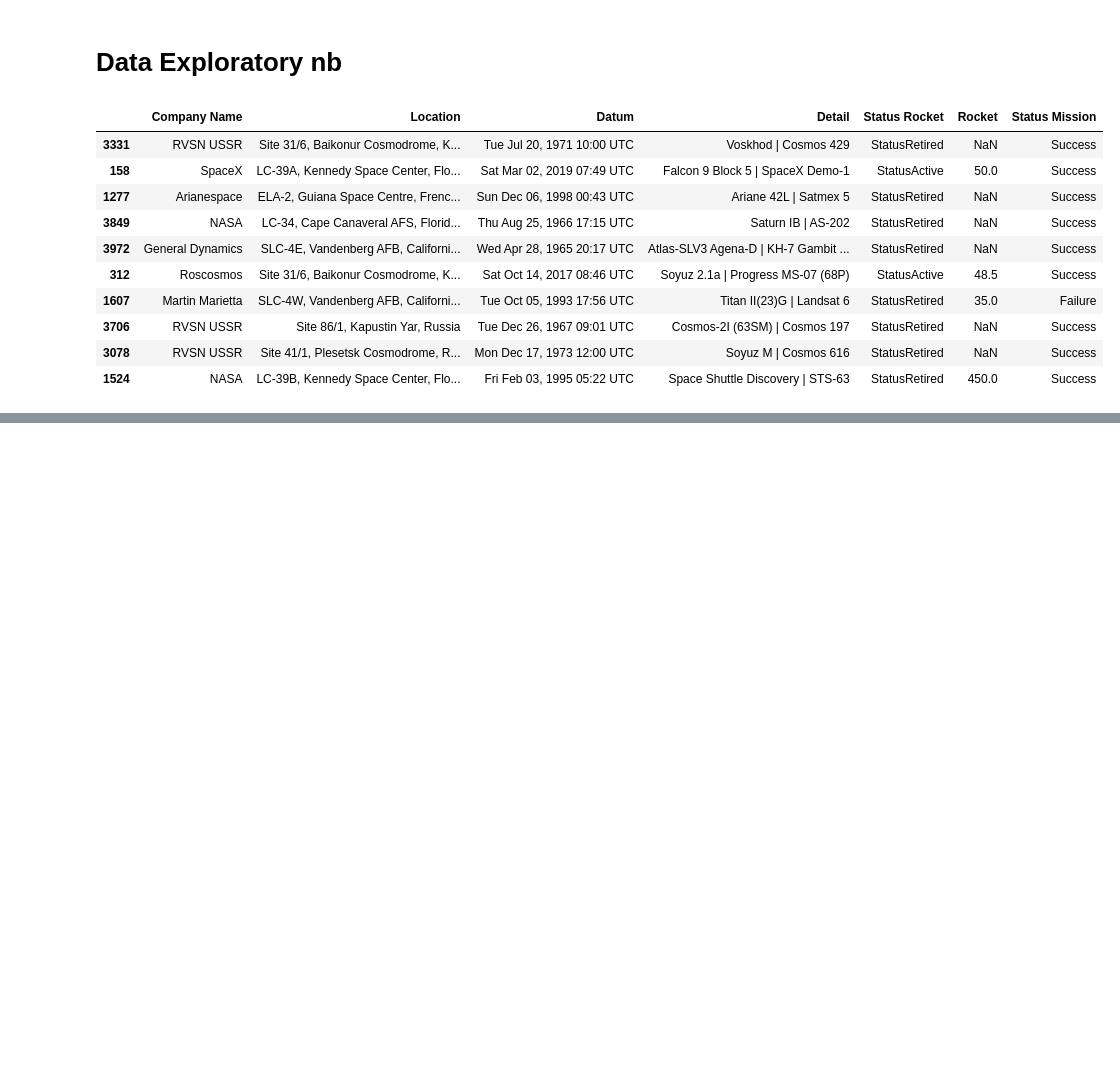
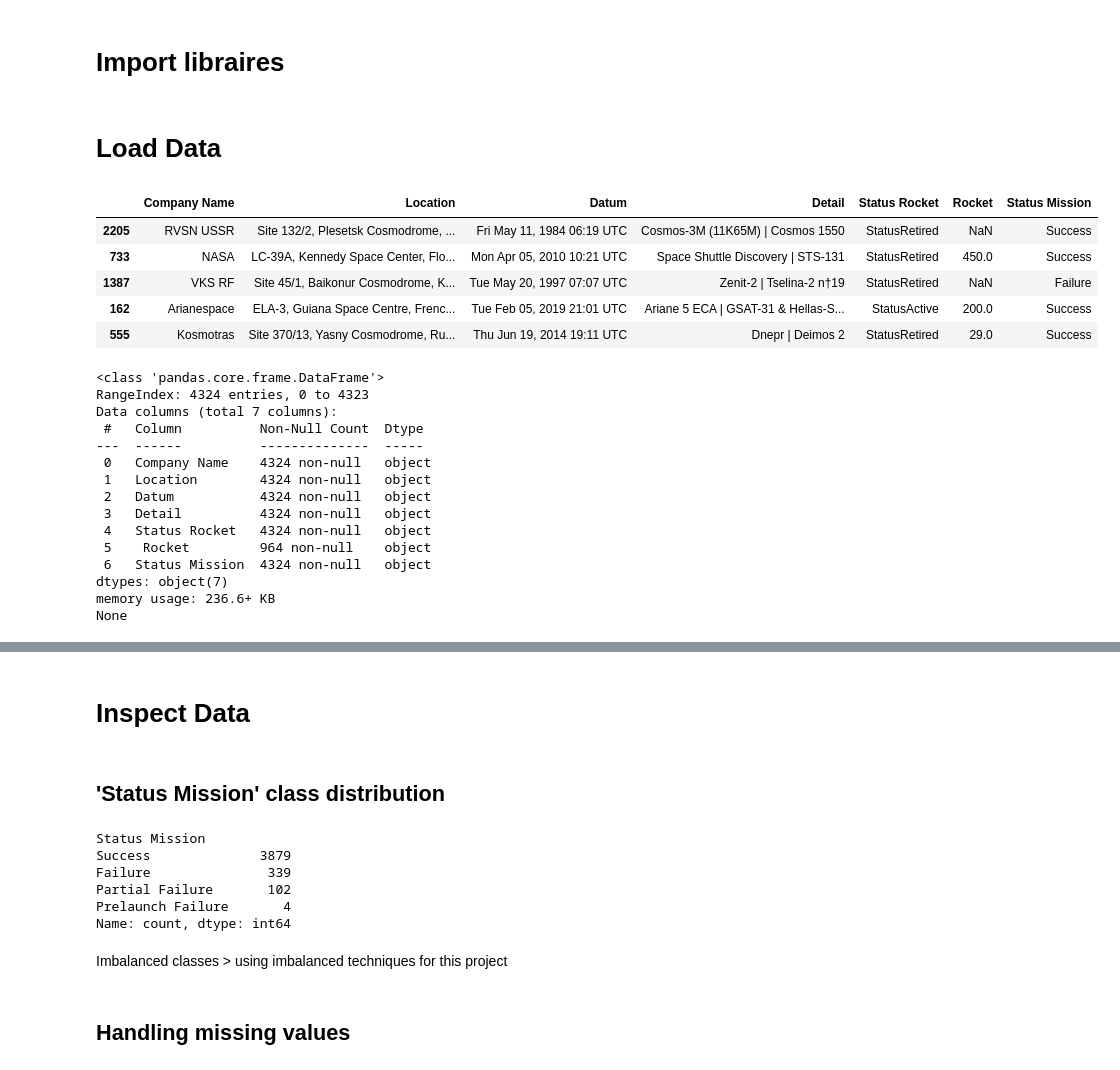
Before and after one commit to photoli93/space_missions_classification, a Jupyter notebook: notebooks/01_eda.ipynb, the cells around one changed output, grey strips where cells are left out. Saved outputs shown, nothing was run; the diff lists cells and outputs as text; code cells hidden in the pictures; blank space fills up the shorter version.

Commit message:
update 01_eda notebook, inspect data and add charts to analysis the data

```diff
--- a/notebooks/01_eda.ipynb
+++ b/notebooks/01_eda.ipynb
@@ -1,4 +1,4 @@
 # %% [markdown]
-# Data Exploratory nb
+# Import libraires
 # %%
 import pandas as pd
@@ -5,18 +11,32 @@ import pandas as pd
+# %% [markdown]
+# Load Data
 # %%
 file_path = "../data/raw/Space_Corrected.csv"
 
 df = pd.read_csv(file_path).drop(columns=["Unnamed: 0", "Unnamed: 0.1"])
 
-display(df.sample(10))
+display(df.sample(5))
+print(df.info())
+display(df.describe())
 # %% [output]
 |  | Company Name | Location | Datum | Detail | Status Rocket | Rocket | Status Mission |
-| 3331 | RVSN USSR | Site 31/6, Baikonur Cosmodrome, K... | Tue Jul 20, 1971 10:00 UTC | Voskhod | Cosmos 429 | StatusRetired | NaN | Success |
-| 158 | SpaceX | LC-39A, Kennedy Space Center, Flo... | Sat Mar 02, 2019 07:49 UTC | Falcon 9 Block 5 | SpaceX Demo-1 | StatusActive | 50.0 | Success |
-| 1277 | Arianespace | ELA-2, Guiana Space Centre, Frenc... | Sun Dec 06, 1998 00:43 UTC | Ariane 42L | Satmex 5 | StatusRetired | NaN | Success |
-| 3849 | NASA | LC-34, Cape Canaveral AFS, Florid... | Thu Aug 25, 1966 17:15 UTC | Saturn IB | AS-202 | StatusRetired | NaN | Success |
-| 3972 | General Dynamics | SLC-4E, Vandenberg AFB, Californi... | Wed Apr 28, 1965 20:17 UTC | Atlas-SLV3 Agena-D | KH-7 Gambit ... | StatusRetired | NaN | Success |
-| 312 | Roscosmos | Site 31/6, Baikonur Cosmodrome, K... | Sat Oct 14, 2017 08:46 UTC | Soyuz 2.1a | Progress MS-07 (68P) | StatusActive | 48.5 | Success |
-| 1607 | Martin Marietta | SLC-4W, Vandenberg AFB, Californi... | Tue Oct 05, 1993 17:56 UTC | Titan II(23)G | Landsat 6 | StatusRetired | 35.0 | Failure |
-| 3706 | RVSN USSR | Site 86/1, Kapustin Yar, Russia | Tue Dec 26, 1967 09:01 UTC | Cosmos-2I (63SM) | Cosmos 197 | StatusRetired | NaN | Success |
-| 3078 | RVSN USSR | Site 41/1, Plesetsk Cosmodrome, R... | Mon Dec 17, 1973 12:00 UTC | Soyuz M | Cosmos 616 | StatusRetired | NaN | Success |
-| 1524 | NASA | LC-39B, Kennedy Space Center, Flo... | Fri Feb 03, 1995 05:22 UTC | Space Shuttle Discovery | STS-63 | StatusRetired | 450.0 | Success |
+| 2205 | RVSN USSR | Site 132/2, Plesetsk Cosmodrome, ... | Fri May 11, 1984 06:19 UTC | Cosmos-3M (11K65M) | Cosmos 1550 | StatusRetired | NaN | Success |
+| 733 | NASA | LC-39A, Kennedy Space Center, Flo... | Mon Apr 05, 2010 10:21 UTC | Space Shuttle Discovery | STS-131 | StatusRetired | 450.0 | Success |
+| 1387 | VKS RF | Site 45/1, Baikonur Cosmodrome, K... | Tue May 20, 1997 07:07 UTC | Zenit-2 | Tselina-2 n†­19 | StatusRetired | NaN | Failure |
+| 162 | Arianespace | ELA-3, Guiana Space Centre, Frenc... | Tue Feb 05, 2019 21:01 UTC | Ariane 5 ECA | GSAT-31 & Hellas-S... | StatusActive | 200.0 | Success |
+| 555 | Kosmotras | Site 370/13, Yasny Cosmodrome, Ru... | Thu Jun 19, 2014 19:11 UTC | Dnepr | Deimos 2 | StatusRetired | 29.0 | Success |
+<class 'pandas.core.frame.DataFrame'>
+RangeIndex: 4324 entries, 0 to 4323
+Data columns (total 7 columns):
+ #   Column          Non-Null Count  Dtype
+---  ------          --------------  -----
+ 0   Company Name    4324 non-null   object
+ 1   Location        4324 non-null   object
+ 2   Datum           4324 non-null   object
+ 3   Detail          4324 non-null   object
+ 4   Status Rocket   4324 non-null   object
+ 5    Rocket         964 non-null    object
+ 6   Status Mission  4324 non-null   object
+dtypes: object(7)
+memory usage: 236.6+ KB
+None
@@ -22,0 +48,17 @@ display(df.sample(10))
+# %% [markdown]
+# Inspect Data
+# %% [markdown]
+## 'Status Mission' class distribution
+# %%
+df['Status Mission'].value_counts()
+# %% [output]
+Status Mission
+Success              3879
+Failure               339
+Partial Failure       102
+Prelaunch Failure       4
+Name: count, dtype: int64
+# %% [markdown]
+Imbalanced classes > using imbalanced techniques for this project
+# %% [markdown]
+## Handling missing values
```
Also changed, not shown: parts of 15 cells of this notebook.
